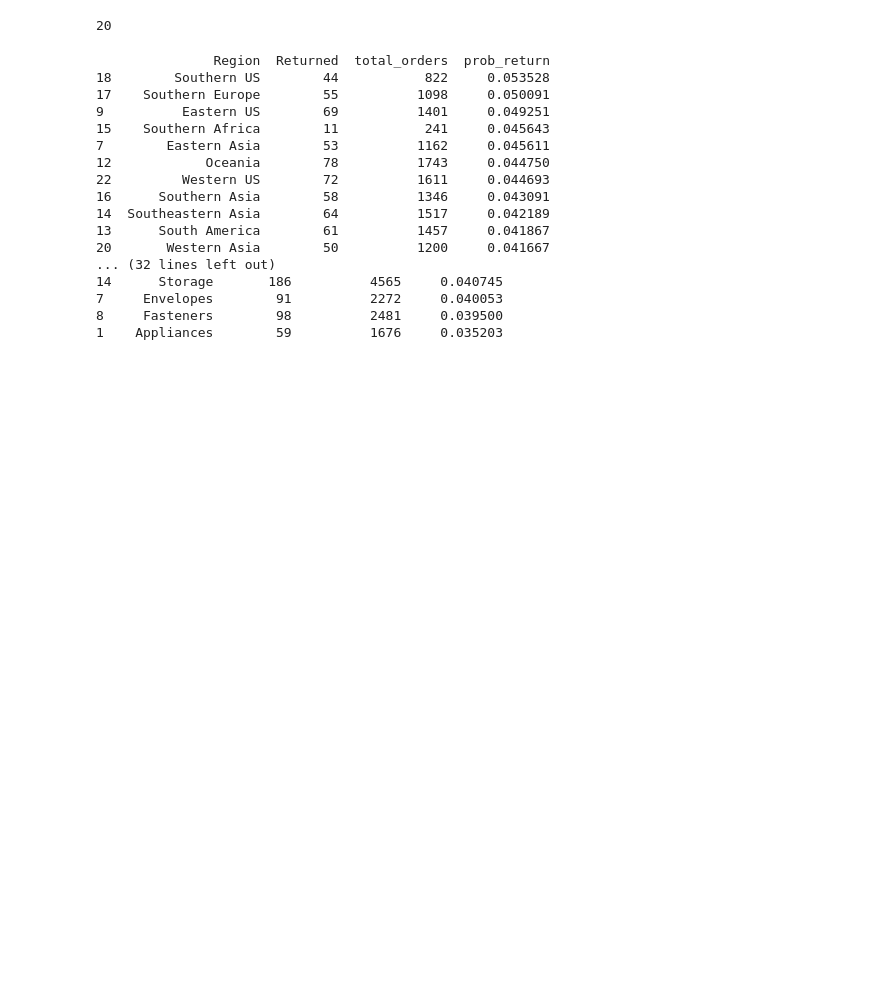
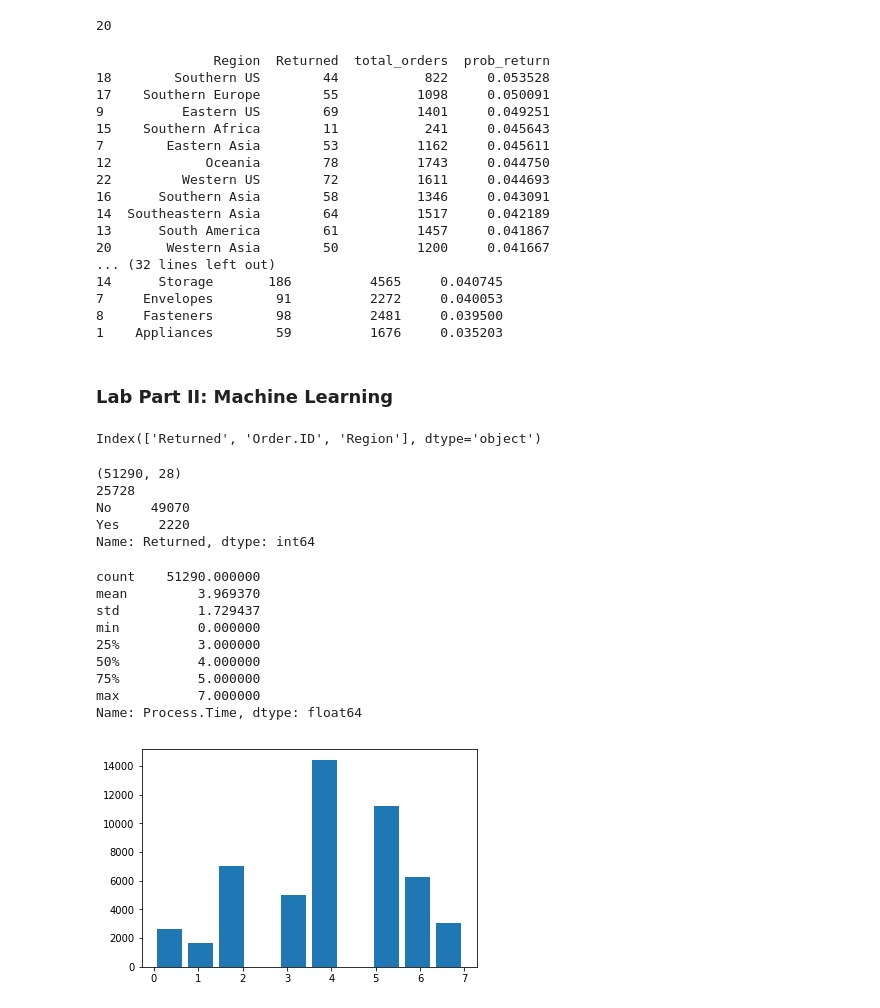
Before and after one commit to ntdsyq/MachineLearningLab, a Jupyter notebook: Yan_Qi/lab_partI.ipynb, the cells around one changed output. Saved outputs shown, nothing was run; the diff lists cells and outputs as text; code cells hidden in the pictures; blank space fills up the shorter version.

```diff
--- a/Yan_Qi/lab_partI.ipynb
+++ b/Yan_Qi/lab_partI.ipynb
@@ -216,3 +226,40 @@ prob_return('Sub.Category')
 7     Envelopes        91          2272     0.040053
 8     Fasteners        98          2481     0.039500
 1    Appliances        59          1676     0.035203
+# %% [markdown]
+### Lab Part II: Machine Learning
+# %%
+returns = returns.rename(columns = {"Order ID":"Order.ID"})
+returns.columns
+# %% [output]
+Index(['Returned', 'Order.ID', 'Region'], dtype='object')
+# %%
+# Step 1: Create the dependent variable
+allorders = pd.merge(orders,returns[['Returned', 'Order.ID']], how = 'left', on = "Order.ID")
+print(allorders.shape)
+print(len(allorders.groupby("Order.ID")['Order.ID'].unique()))
+allorders.loc[ allorders['Returned'].isnull(), 'Returned' ] = "No"
+print(allorders['Returned'].value_counts())
+# %% [output]
+(51290, 28)
+25728
+No     49070
+Yes     2220
+Name: Returned, dtype: int64
+# %%
+allorders.dtypes
+allorders['Process.Time'] = allorders['Ship.Date'] - allorders['Order.Date']
+allorders['Process.Time'] = allorders['Process.Time'].apply(lambda t: t.days)
+plt.hist(allorders['Process.Time'], rwidth = 0.8)
+allorders['Process.Time'].describe()
+# %% [output]
+count    51290.000000
+mean         3.969370
+std          1.729437
+min          0.000000
+25%          3.000000
+50%          4.000000
+75%          5.000000
+max          7.000000
+Name: Process.Time, dtype: float64
+[figure, added]
```
Also changed, not shown: parts of 14 cells of this notebook, 1 other file.
